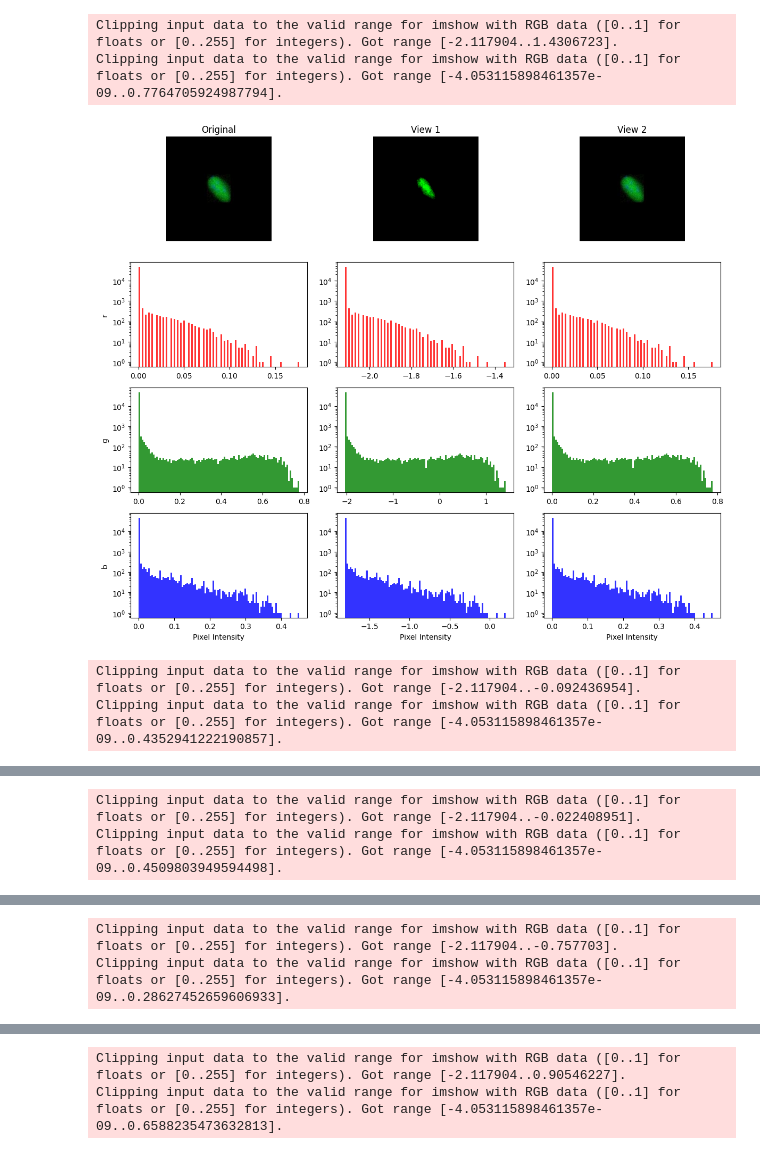
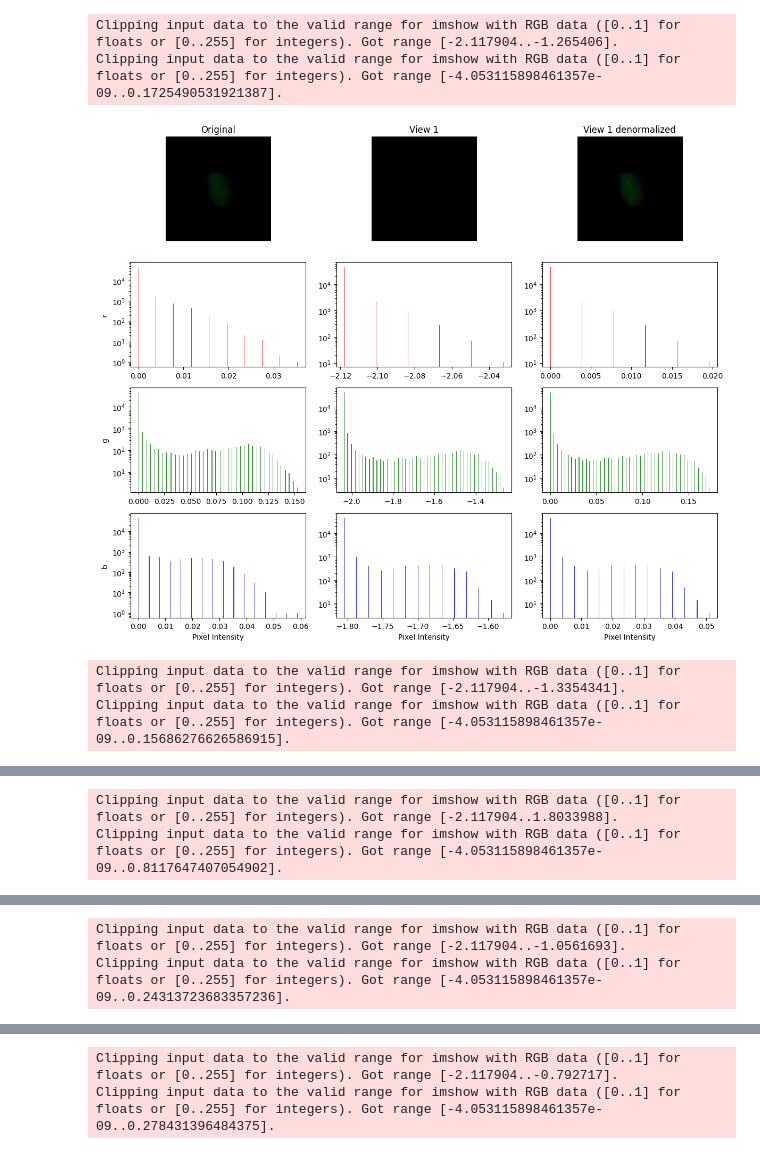
Before and after one commit to florianbremm/ComputerVisionProject, a Jupyter notebook: data_analysis_augmentations.ipynb, the cells around one changed output, grey strips where cells are left out. Drawn from its saved outputs; the diff is of its cells as text; code cells hidden in the pictures.

Commit message:
Tested different mean, std for augmentation. Changed filepaths

```diff
--- a/data_analysis_augmentations.ipynb
+++ b/data_analysis_augmentations.ipynb
@@ -17,7 +17,7 @@ dst_root   = Path(base_path + '/preprocessed_dataset')
 anno_file  = Path(base_path + '/dataset/annotations.json')
 # %%
 # Path to your JSON file
-json_path = Path(base_path + '/mean_std.json')
+json_path = Path('mean_std.json')
 
 # Load the file
 with open(json_path, 'r') as f:
@@ -27,7 +27,7 @@ mean = mean_std_json.get("mean", [])
 std = mean_std_json.get("std", [])
 # %%
 # Path to your JSON file
-json_path = Path(base_path + '/train_test_split.json')
+json_path = Path('train_test_split.json')
 
 # Load the file
 with open(json_path, 'r') as f:
@@ -40,6 +40,12 @@ mean=[0.485, 0.456, 0.406]
 std=[0.229, 0.224, 0.225]
 
 augmentations = transforms.Compose([
+    # transforms.RandomResizedCrop(224, scale=(0.8, 1.0)),
+    transforms.RandomHorizontalFlip(p=0.5),
+    transforms.RandomVerticalFlip(p=0.5),
+    transforms.RandomRotation(degrees=15),
+    transforms.RandomApply([transforms.ColorJitter(brightness=0.3, contrast=0.3, saturation=0.3, hue=0.08)], 0.8),
+    transforms.GaussianBlur(kernel_size=int(19), sigma=(0.1, 2.0)),
     transforms.ToTensor(),
     transforms.Normalize(mean=mean, std=std)
 ])
@@ -82,38 +88,38 @@ for i in range(50 * n, 51 * n):
     img1_un = img1 * std + mean
     img2_un = img2 * std + mean
 
-    images = [original, img1, img2_un]
-    titles = ["Original", "View 1", "View 2"]
+    images = [original, img1, img1_un]
+    titles = ["Original", "View 1", "View 1 denormalized"]
     colors = ['r', 'g', 'b']
 
     plt.figure(figsize=(12, 10))
 
     # Top row: images
     for idx, img in enumerate(images):
         plt.subplot(4, 3, idx + 1)
         plt.imshow(img)
         plt.title(titles[idx])
         plt.axis('off')
 
 
     # Rows 2–4: R/G/B histograms for each image
     for img_idx, img in enumerate(images):  # img_idx = 0 (original), 1, 2
         for channel in range(3):  # 0 = R, 1 = G, 2 = B
             plot_idx = (channel + 1) * 3 + (img_idx + 1)  # 4x3 grid
             plt.subplot(4, 3, plot_idx)
-            plt.hist(img[:, :, channel].flatten(), bins=70, color=colors[channel], alpha=0.8)
+            plt.hist(img[:, :, channel].flatten(), bins=256, color=colors[channel], alpha=0.8)
 
             if img_idx == 0:
                 plt.ylabel(colors[channel])
             if channel == 2:
                 plt.xlabel('Pixel Intensity')
             plt.yscale('log')
 
     plt.tight_layout()
     plt.show()
 # %% [output]
-Clipping input data to the valid range for imshow with RGB data ([0..1] for floats or [0..255] for integers). Got range [-2.117904..1.4306723].
-Clipping input data to the valid range for imshow with RGB data ([0..1] for floats or [0..255] for integers). Got range [-4.053115898461357e-09..0.7764705924987794].
+Clipping input data to the valid range for imshow with RGB data ([0..1] for floats or [0..255] for integers). Got range [-2.117904..-1.265406].
+Clipping input data to the valid range for imshow with RGB data ([0..1] for floats or [0..255] for integers). Got range [-4.053115898461357e-09..0.1725490531921387].
-[figure, old version]
+[figure, new version]
-Clipping input data to the valid range for imshow with RGB data ([0..1] for floats or [0..255] for integers). Got range [-2.117904..-0.092436954].
-Clipping input data to the valid range for imshow with RGB data ([0..1] for floats or [0..255] for integers). Got range [-4.053115898461357e-09..0.4352941222190857].
+Clipping input data to the valid range for imshow with RGB data ([0..1] for floats or [0..255] for integers). Got range [-2.117904..-1.3354341].
+Clipping input data to the valid range for imshow with RGB data ([0..1] for floats or [0..255] for integers). Got range [-4.053115898461357e-09..0.15686276626586915].
@@ -121,2 +127,2 @@ Clipping input data to the valid range for imshow with RGB data ([0..1] for floa
-Clipping input data to the valid range for imshow with RGB data ([0..1] for floats or [0..255] for integers). Got range [-2.117904..-0.022408951].
-Clipping input data to the valid range for imshow with RGB data ([0..1] for floats or [0..255] for integers). Got range [-4.053115898461357e-09..0.4509803949594498].
+Clipping input data to the valid range for imshow with RGB data ([0..1] for floats or [0..255] for integers). Got range [-2.117904..1.8033988].
+Clipping input data to the valid range for imshow with RGB data ([0..1] for floats or [0..255] for integers). Got range [-4.053115898461357e-09..0.8117647407054902].
@@ -124,2 +130,2 @@ Clipping input data to the valid range for imshow with RGB data ([0..1] for floa
-Clipping input data to the valid range for imshow with RGB data ([0..1] for floats or [0..255] for integers). Got range [-2.117904..-0.757703].
-Clipping input data to the valid range for imshow with RGB data ([0..1] for floats or [0..255] for integers). Got range [-4.053115898461357e-09..0.28627452659606933].
+Clipping input data to the valid range for imshow with RGB data ([0..1] for floats or [0..255] for integers). Got range [-2.117904..-1.0561693].
+Clipping input data to the valid range for imshow with RGB data ([0..1] for floats or [0..255] for integers). Got range [-4.053115898461357e-09..0.24313723683357236].
@@ -127,2 +133,2 @@ Clipping input data to the valid range for imshow with RGB data ([0..1] for floa
-Clipping input data to the valid range for imshow with RGB data ([0..1] for floats or [0..255] for integers). Got range [-2.117904..0.90546227].
-Clipping input data to the valid range for imshow with RGB data ([0..1] for floats or [0..255] for integers). Got range [-4.053115898461357e-09..0.6588235473632813].
+Clipping input data to the valid range for imshow with RGB data ([0..1] for floats or [0..255] for integers). Got range [-2.117904..-0.792717].
+Clipping input data to the valid range for imshow with RGB data ([0..1] for floats or [0..255] for integers). Got range [-4.053115898461357e-09..0.278431396484375].
```
Also changed, not shown: parts of 2 cells of this notebook, 2 other files.
